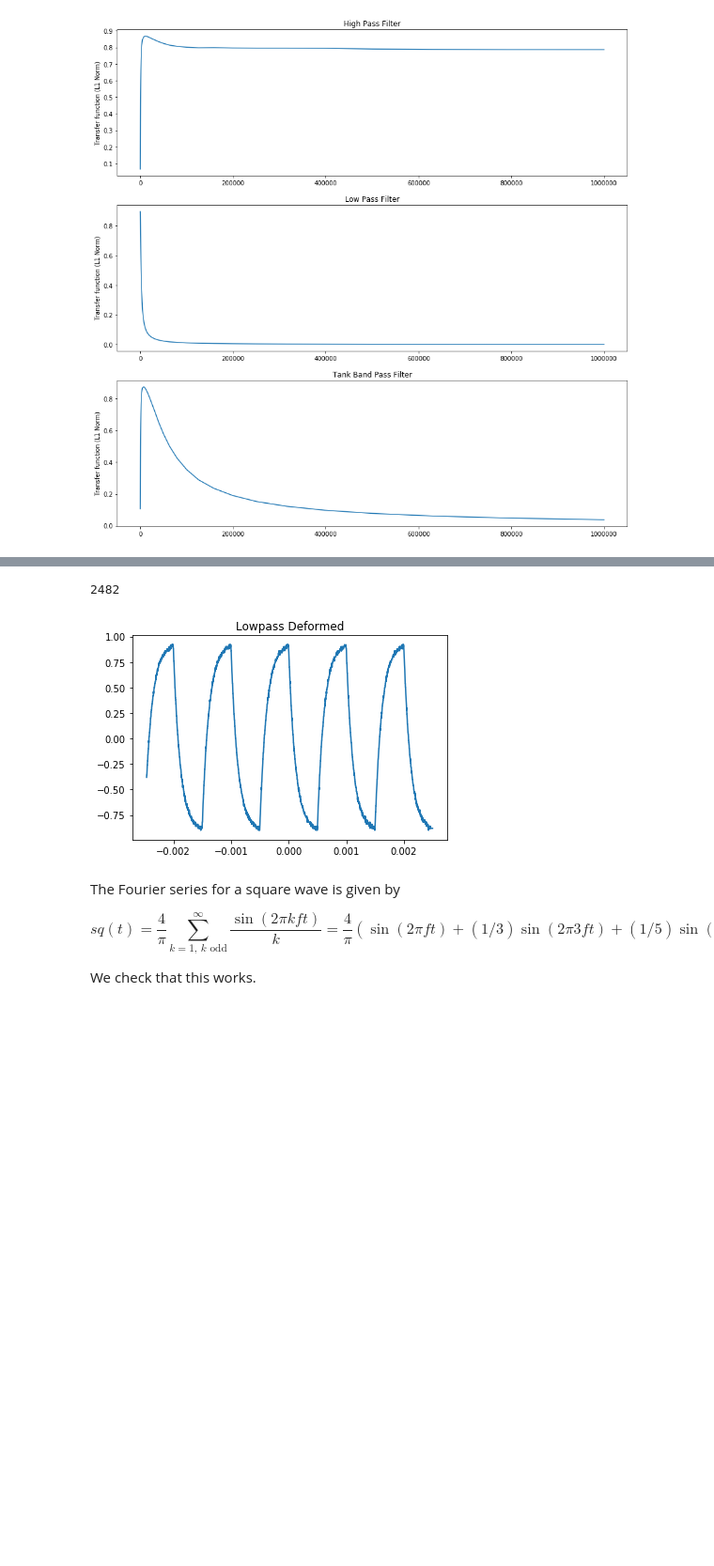
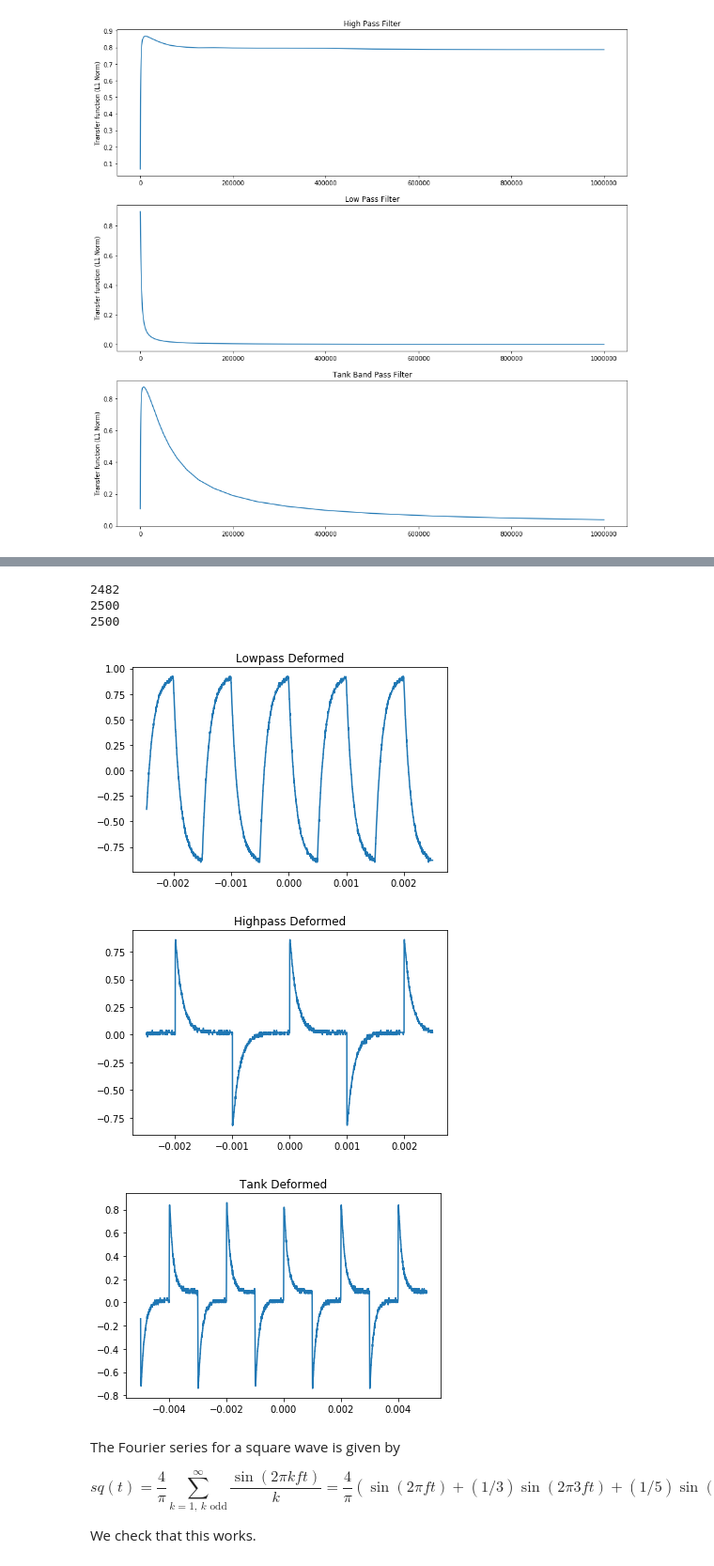
Before and after one commit to farice/PHY365L-Neural-Circuits, a Jupyter notebook: Experiments/Electronics-3_2/Electronics - 3.2.ipynb, the cells around one changed output, grey strips where cells are left out. Shown at 94% size. Drawn from its saved outputs; the diff is of its cells as text; code cells hidden in the pictures; blank space fills up the shorter version.

```diff
--- a/Experiments/Electronics-3_2/Electronics - 3.2.ipynb
+++ b/Experiments/Electronics-3_2/Electronics - 3.2.ipynb
@@ -63,16 +73,32 @@ plt.show()
 # %%
 print(len(lowpass_deformed))
+print(len(highpass_deformed))
+print(len(highpass_deformed))
 # %% [output]
 2482
+2500
+2500
 # %%
 plt.figure()
 
 plt.title('Lowpass Deformed')
 plt.plot(lowpass_deformed[:, 0], lowpass_deformed[:, 1])
 
+plt.figure()
+
+plt.title('Highpass Deformed')
+plt.plot(highpass_deformed[:, 0], highpass_deformed[:, 1])
+
+plt.figure()
+
+plt.title('Tank Deformed')
+plt.plot(tank_deformed[:, 0], tank_deformed[:, 1])
+
 plt.show()
 # %% [output]
 [figure]
+[figure, added]
+[figure, added]
 # %% [markdown]
 The Fourier series for a square wave is given by
 
```
Also changed, not shown: parts of 12 cells of this notebook, 4 other files.
